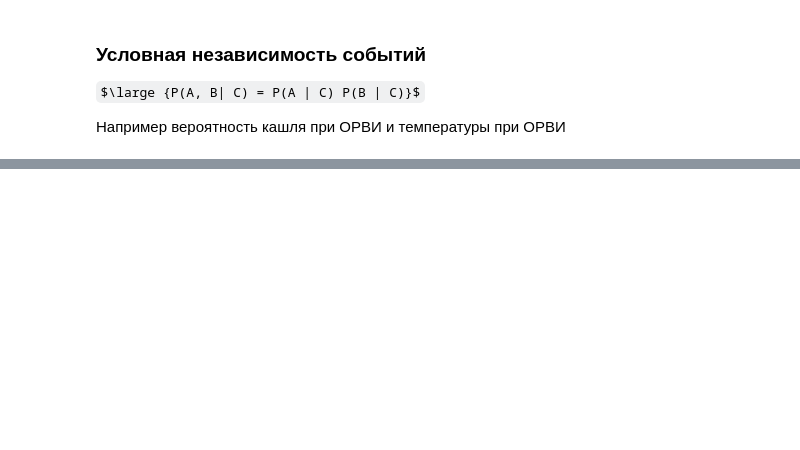
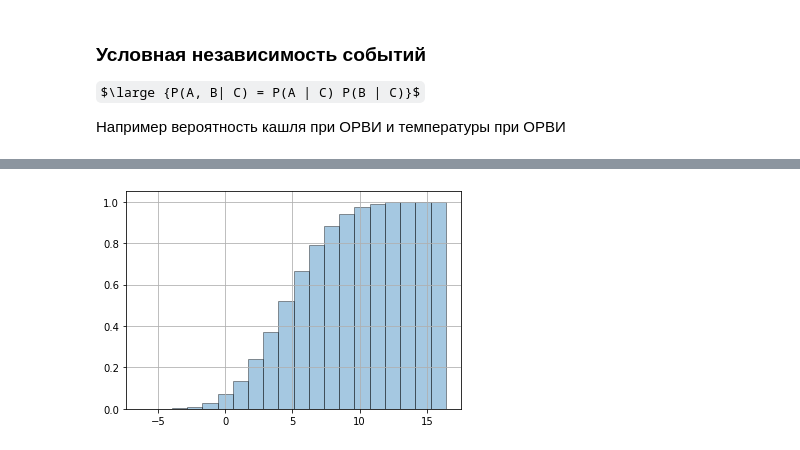
Before and after one commit to IMDxD/MLIsuct, a Jupyter notebook: fall2021/lecture2/probability.ipynb, the cells around one changed output, grey strips where cells are left out. Cells and saved outputs as stored; diff of their text form; code cells hidden in the pictures; some formulas as TeX source; blank space fills up the shorter version.

```diff
--- a/fall2021/lecture2/probability.ipynb
+++ b/fall2021/lecture2/probability.ipynb
@@ -137,0 +389,12 @@ plt.grid(True);
+# %%
+np.random.seed(0)
+
+X = np.random.normal(5, 3, size=(5_000,))
+
+kwargs = {"cumulative": True, "edgecolor": "k", "linewidth": 1}
+
+sns.distplot(x=X, hist_kws=kwargs, bins=20, kde=False, norm_hist=True)
+
+plt.grid(True);
+# %% [output]
+[figure, added]
```
Also changed, not shown: parts of 21 cells of this notebook.
